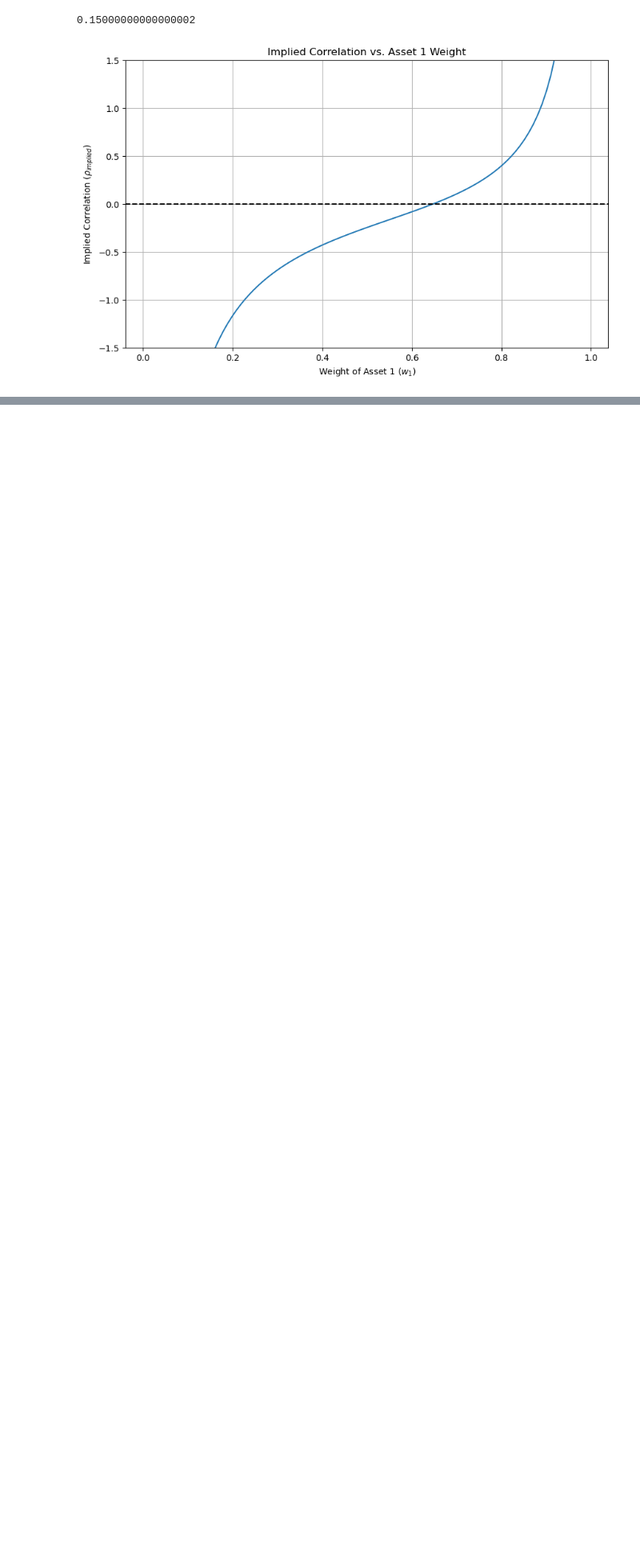
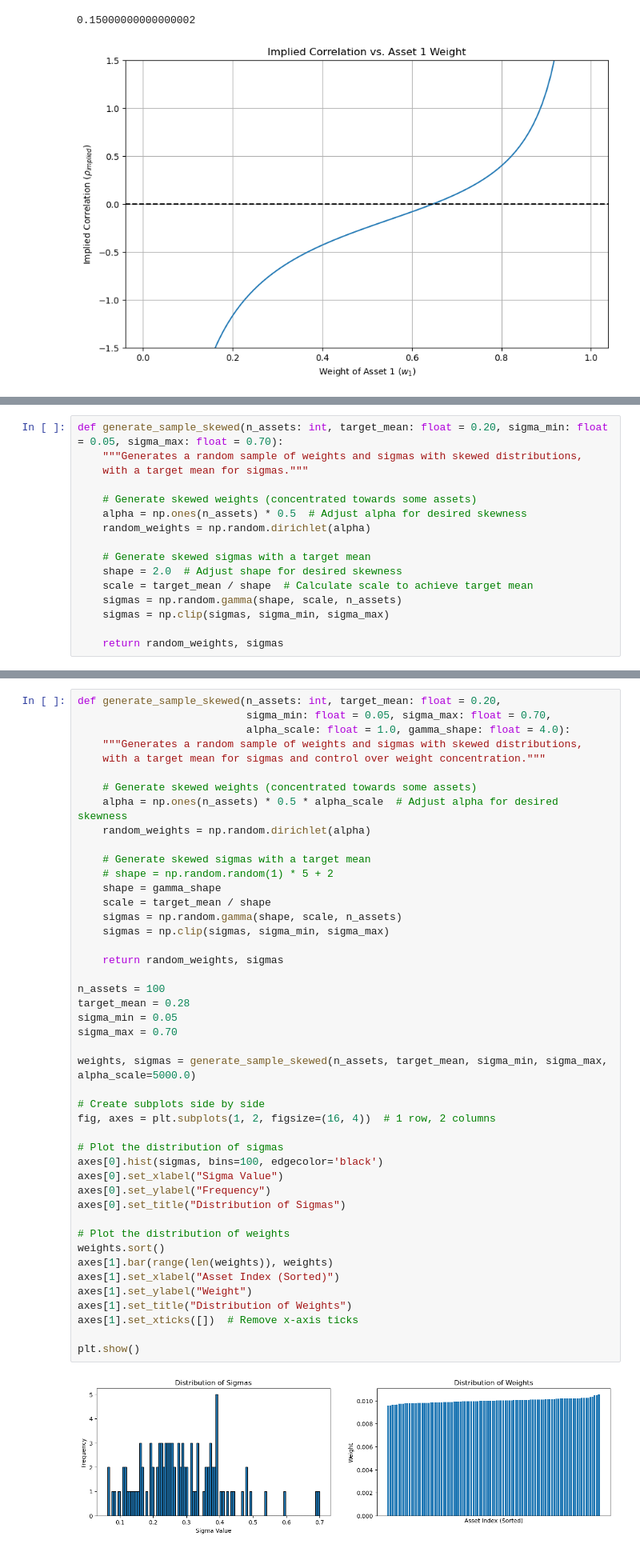
Before and after one commit to the-salty-austin/2025-iaqf-mafn, a Jupyter notebook: austin/implied_corr_model.ipynb, the cells around one changed output, grey strips where cells are left out. Shown: that part at 80% size. Cells and saved outputs as stored; diff of their text form; blank space fills up the shorter version.

```diff
--- a/austin/implied_corr_model.ipynb
+++ b/austin/implied_corr_model.ipynb
@@ -195,0 +205,16 @@ plt.show()
+# %%
+def generate_sample_skewed(n_assets: int, target_mean: float = 0.20, sigma_min: float = 0.05, sigma_max: float = 0.70):
+    """Generates a random sample of weights and sigmas with skewed distributions,
+    with a target mean for sigmas."""
+
+    # Generate skewed weights (concentrated towards some assets)
+    alpha = np.ones(n_assets) * 0.5  # Adjust alpha for desired skewness
+    random_weights = np.random.dirichlet(alpha)
+
+    # Generate skewed sigmas with a target mean
+    shape = 2.0  # Adjust shape for desired skewness
+    scale = target_mean / shape  # Calculate scale to achieve target mean
+    sigmas = np.random.gamma(shape, scale, n_assets)
+    sigmas = np.clip(sigmas, sigma_min, sigma_max)
+
+    return random_weights, sigmas
@@ -195,0 +224,47 @@ plt.show()
+# %%
+def generate_sample_skewed(n_assets: int, target_mean: float = 0.20,
+                           sigma_min: float = 0.05, sigma_max: float = 0.70,
+                           alpha_scale: float = 1.0, gamma_shape: float = 4.0):
+    """Generates a random sample of weights and sigmas with skewed distributions,
+    with a target mean for sigmas and control over weight concentration."""
+
+    # Generate skewed weights (concentrated towards some assets)
+    alpha = np.ones(n_assets) * 0.5 * alpha_scale  # Adjust alpha for desired skewness
+    random_weights = np.random.dirichlet(alpha)
+
+    # Generate skewed sigmas with a target mean
+    # shape = np.random.random(1) * 5 + 2
+    shape = gamma_shape
+    scale = target_mean / shape
+    sigmas = np.random.gamma(shape, scale, n_assets)
+    sigmas = np.clip(sigmas, sigma_min, sigma_max)
+
+    return random_weights, sigmas
+
+n_assets = 100
+target_mean = 0.28
+sigma_min = 0.05
+sigma_max = 0.70
+
+weights, sigmas = generate_sample_skewed(n_assets, target_mean, sigma_min, sigma_max, alpha_scale=5000.0)
+
+# Create subplots side by side
+fig, axes = plt.subplots(1, 2, figsize=(16, 4))  # 1 row, 2 columns
+
+# Plot the distribution of sigmas
+axes[0].hist(sigmas, bins=100, edgecolor='black')
+axes[0].set_xlabel("Sigma Value")
+axes[0].set_ylabel("Frequency")
+axes[0].set_title("Distribution of Sigmas")
+
+# Plot the distribution of weights
+weights.sort()
+axes[1].bar(range(len(weights)), weights)
+axes[1].set_xlabel("Asset Index (Sorted)")
+axes[1].set_ylabel("Weight")
+axes[1].set_title("Distribution of Weights")
+axes[1].set_xticks([])  # Remove x-axis ticks
+
+plt.show()
+# %% [output]
+[figure, added]
```
Also changed, not shown: parts of 11 cells of this notebook.
